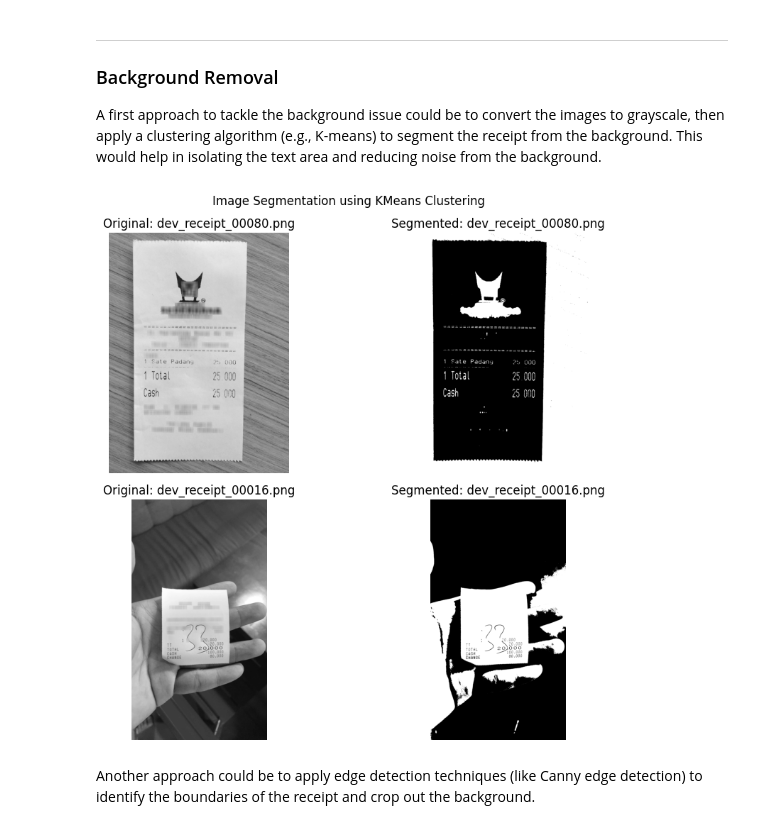
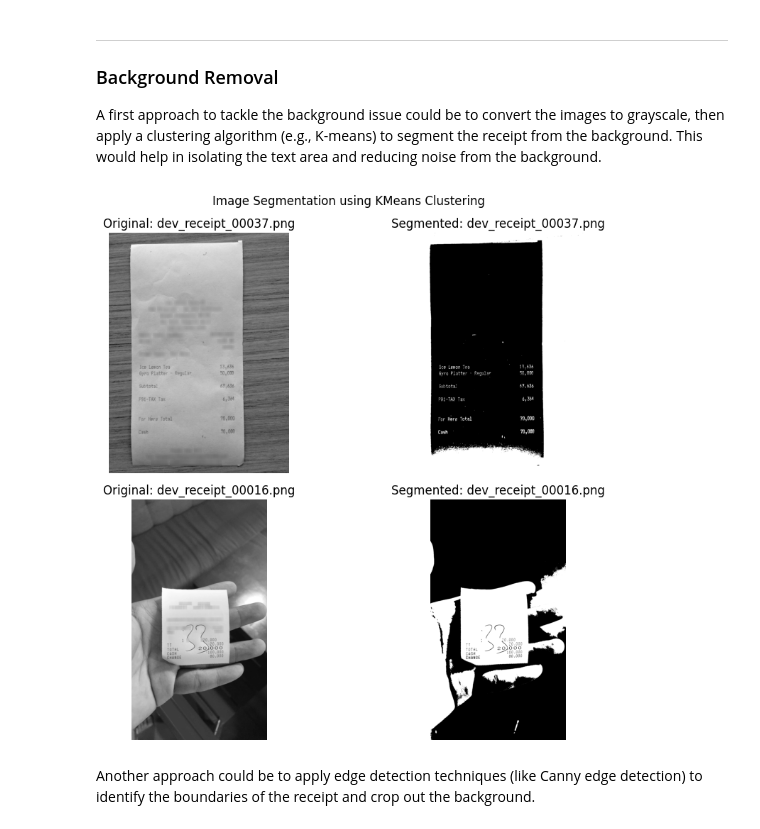
Before and after one commit to Gdeterline/Optical-Character-Recognition-for-Receipts, a Jupyter notebook: notebooks/exploratory_data_analysis.ipynb, the cells around one changed output. Drawn from its saved outputs; the diff is of its cells as text; code cells hidden in the pictures.

```diff
--- a/notebooks/exploratory_data_analysis.ipynb
+++ b/notebooks/exploratory_data_analysis.ipynb
@@ -139,0 +145,9 @@ Text(0.5, 1.0, 'Sample Image: dev_receipt_00000.png with Annotations')
+# %%
+# Average image size calculation
+image_sizes = []
+for image_file in os.listdir(data_dir):
+    img = Image.open(os.path.join(data_dir, image_file))
+    image_sizes.append(img.size)  # (width, height)
+med_width = int(np.median([size[0] for size in image_sizes]))
+med_height = int(np.median([size[1] for size in image_sizes]))
+print(f"Average image size: {med_width} x {med_height} pixels")
@@ -139,0 +156,12 @@ Text(0.5, 1.0, 'Sample Image: dev_receipt_00000.png with Annotations')
+# %%
+# Resizing size based on median dimensions (with aspect ratio preserved, and rounding to nearest 32 pixels)
+def round_to_nearest_32(x):
+    return int(np.round(x / 32) * 32)
+
+new_width = round_to_nearest_32(med_width)
+
+# To preserve aspect ratio, we can calculate the new height based on the original median aspect ratio
+aspect_ratio = med_height / med_width
+new_height = round_to_nearest_32(new_width * aspect_ratio)
+
+print(f"Resizing all images to: {new_width} x {new_height} pixels")
@@ -143,37 +217,36 @@ Text(0.5, 1.0, 'Sample Image: dev_receipt_00000.png with Annotations')
 ### Background Removal
 
 A first approach to tackle the background issue could be to convert the images to grayscale, then apply a clustering algorithm (e.g., K-means) to segment the receipt from the background. This would help in isolating the text area and reducing noise from the background.
+# %%
+images_considered = ['dev_receipt_00037.png', 'dev_receipt_00016.png']
 # %%
 # Try segmentation on a sample image with kmeans to get a first idea of how it may perform
-
-images_considered = ['dev_receipt_00080.png', 'dev_receipt_00016.png']
-
 # Plot original and segmented images (side by side, each sample in a row)
 plt.figure(figsize=(10, 8))
 for i, image_file in enumerate(images_considered):
     img = cv2.imread(os.path.join(data_dir, image_file))
     img_grayscale = cv2.cvtColor(img, cv2.COLOR_BGR2GRAY)
     img_reshaped = img_grayscale.reshape((-1, 1))
     kmeans = KMeans(n_clusters=2, random_state=42)
     kmeans.fit(img_reshaped)
     segmented_img = kmeans.labels_.reshape(img_grayscale.shape)
 
     plt.subplot(len(images_considered), 2, 2*i + 1)
     plt.imshow(img_grayscale, cmap='gray')
     plt.title(f'Original: {image_file}')
     plt.axis('off')
 
     plt.subplot(len(images_considered), 2, 2*i + 2)
     plt.imshow(segmented_img, cmap='gray')
     plt.title(f'Segmented: {image_file}')
     plt.axis('off')
 
 plt.suptitle(f'Image Segmentation using KMeans Clustering')
 plt.tight_layout()
-plt.savefig('../reports/figures/sample_image_segmentation_kmeans.png')
+#plt.savefig('../reports/figures/sample_image_segmentation_kmeans.png')
 plt.show()
 # %% [output]
-[figure, old version]
+[figure, new version]
 # %% [markdown]
 Another approach could be to apply edge detection techniques (like Canny edge detection) to identify the boundaries of the receipt and crop out the background.
 # %%
```
Also changed, not shown: parts of 8 cells of this notebook.
